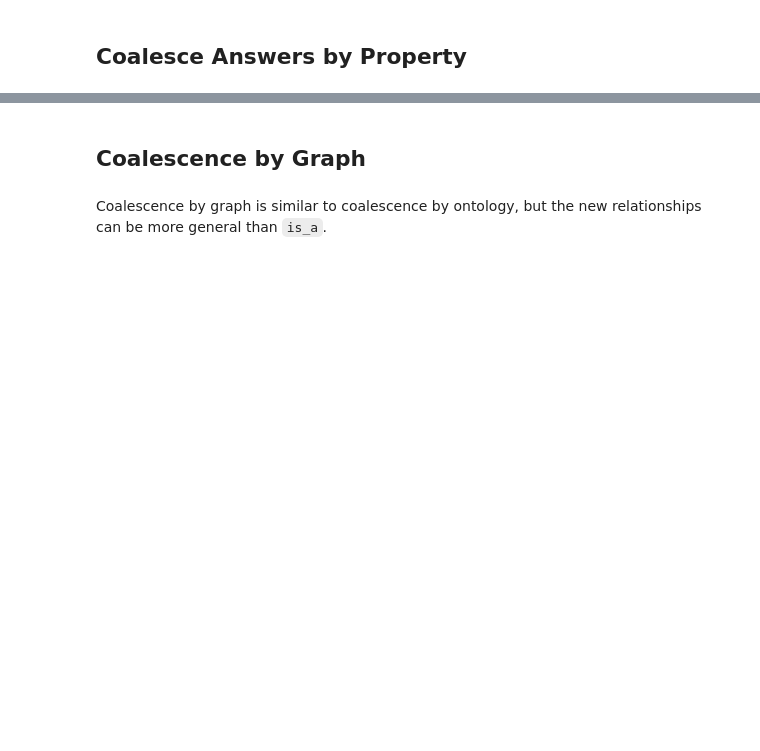
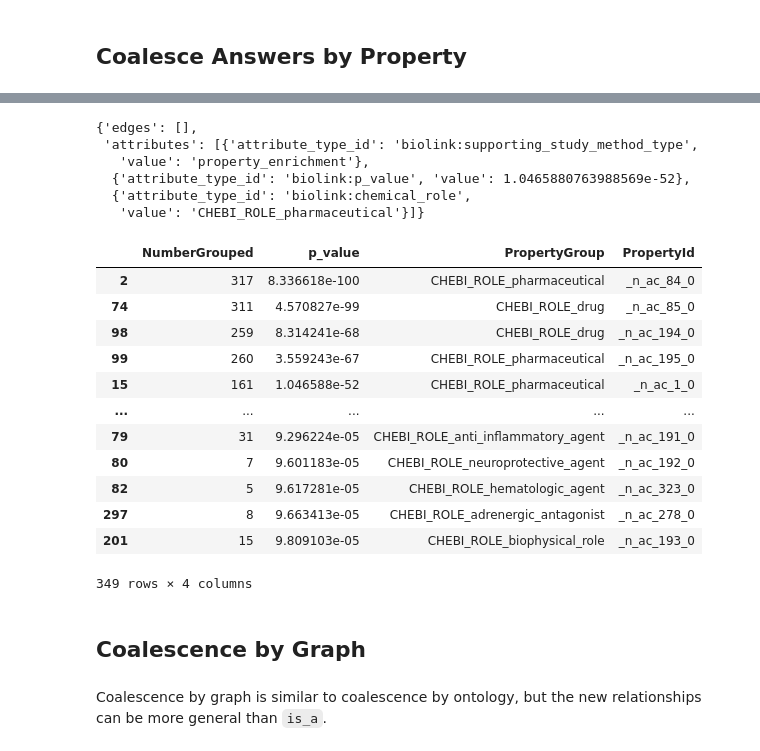
Before and after one commit to ranking-agent/AnswerCoalesce, a Jupyter notebook: documentation/AnswerCoalescence.ipynb, the cells around one changed output, grey strips where cells are left out. Saved outputs shown, nothing was run; the diff lists cells and outputs as text; code cells hidden in the pictures; blank space fills up the shorter version.

```diff
--- a/documentation/AnswerCoalescence.ipynb
+++ b/documentation/AnswerCoalescence.ipynb
@@ -115,2 +100,28 @@ display(react_component)
 # %% [markdown]
 ## Coalesce Answers by Property
+# %%
+def create_message():
+    query_graph = {
+    "nodes": {
+        "n0":{
+            "ids": ["MONDO:0005015"],'is_set': False,'constraints': []
+        },
+        "n1":{
+            "categories": ["biolink:ChemicalEntity"],'is_set': False,'constraints': []
+        }
+    },
+    "edges": {
+        'e00': {'subject': 'n1',
+                'object': 'n0',
+                'predicates': ["biolink:treats"],
+                'attribute_constraints': [],
+                'qualifier_constraints': []}}
+    }
+    message = {"message": {"query_graph": query_graph,
+                          'knowledge_graph':{"nodes": [], "edges": [],},
+                           'results':[{"node_bindings": [],"edge_bindings": []}]}}
+    return message
+message = create_message()
+m2 = {'message': {'query_graph': message['message']['query_graph']}}
+pp = strider.send_message(m2)
+print(f"{len(pp['message']['results'])} results, {len(pp['message'].get('auxiliary_graphs', ''))} Omnicorp Support graphs returned")
@@ -117,8 +130,9 @@ display(react_component)
 # %%
-url = 'https://answercoalesce.renci.org/coalesce'
-params = {'method':'property'}
-p_r = requests.post(url,json=strider_result,params=params)
+url = "https://answercoalesce.renci.org/1.4/coalesce/property"
+p_r = requests.post(url,json=pp)
 print(p_r.status_code)
 property_result = p_r.json()
+print(property_result['message'].keys())
+print(f"{len(property_result['message']['results'])} results, {len(property_result['message']['auxiliary_graphs'])} enrichments returned")
 # %% [output]
 200
@@ -217,3 +141,37 @@ display(react_component)
+# %%
+property_result['message']['auxiliary_graphs'].get('_n_ac_1_0','')
+# %% [output]
+{'edges': [],
+ 'attributes': [{'attribute_type_id': 'biolink:supporting_study_method_type',
+   'value': 'property_enrichment'},
+  {'attribute_type_id': 'biolink:p_value', 'value': 1.0465880763988569e-52},
+  {'attribute_type_id': 'biolink:chemical_role',
+   'value': 'CHEBI_ROLE_pharmaceutical'}]}
+# %%
+enrichments_to_results  = get_enrichments2results(property_result)
+auxg = property_result['message']['auxiliary_graphs']
+row = []
+for enrichment, chemnodes in enrichments_to_results.items():
+    attributes = auxg[enrichment]['attributes']
+    values = [attr['value'] for attr in attributes if attr.get('value')]
+    row.append([len(chemnodes), values[1], values[2], enrichment])
+df = pd.DataFrame(row, columns=['NumberGrouped', 'p_value', 'PropertyGroup', 'PropertyId'])
+df.sort_values(by='p_value',inplace=True)
+df
+# %% [output]
+|  | NumberGrouped | p_value | PropertyGroup | PropertyId |
+| 2 | 317 | 8.336618e-100 | CHEBI_ROLE_pharmaceutical | _n_ac_84_0 |
+| 74 | 311 | 4.570827e-99 | CHEBI_ROLE_drug | _n_ac_85_0 |
+| 98 | 259 | 8.314241e-68 | CHEBI_ROLE_drug | _n_ac_194_0 |
+| 99 | 260 | 3.559243e-67 | CHEBI_ROLE_pharmaceutical | _n_ac_195_0 |
+| 15 | 161 | 1.046588e-52 | CHEBI_ROLE_pharmaceutical | _n_ac_1_0 |
+| ... | ... | ... | ... | ... |
+| 79 | 31 | 9.296224e-05 | CHEBI_ROLE_anti_inflammatory_agent | _n_ac_191_0 |
+| 80 | 7 | 9.601183e-05 | CHEBI_ROLE_neuroprotective_agent | _n_ac_192_0 |
+| 82 | 5 | 9.617281e-05 | CHEBI_ROLE_hematologic_agent | _n_ac_323_0 |
+| 297 | 8 | 9.663413e-05 | CHEBI_ROLE_adrenergic_antagonist | _n_ac_278_0 |
+| 201 | 15 | 9.809103e-05 | CHEBI_ROLE_biophysical_role | _n_ac_193_0 |
+349 rows × 4 columns
 # %% [markdown]
 ## Coalescence by Graph
 # %% [markdown]
```
Also changed, not shown: parts of 24 cells of this notebook, 2 other files.
